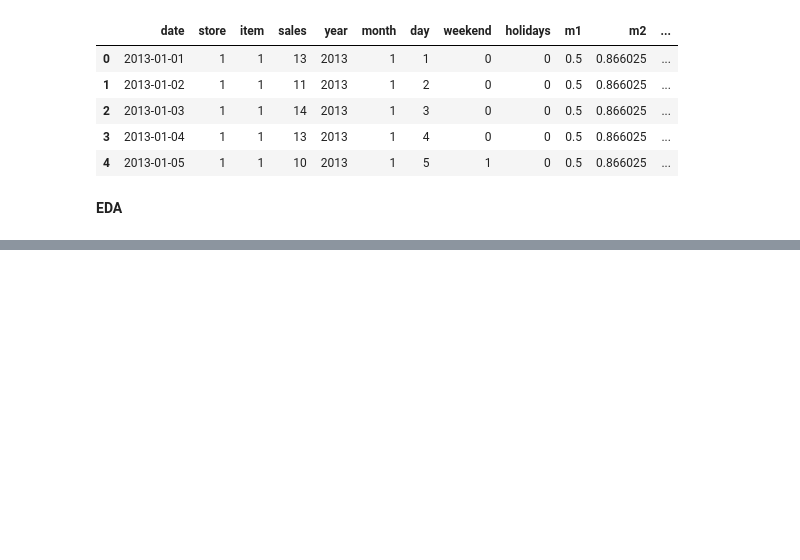
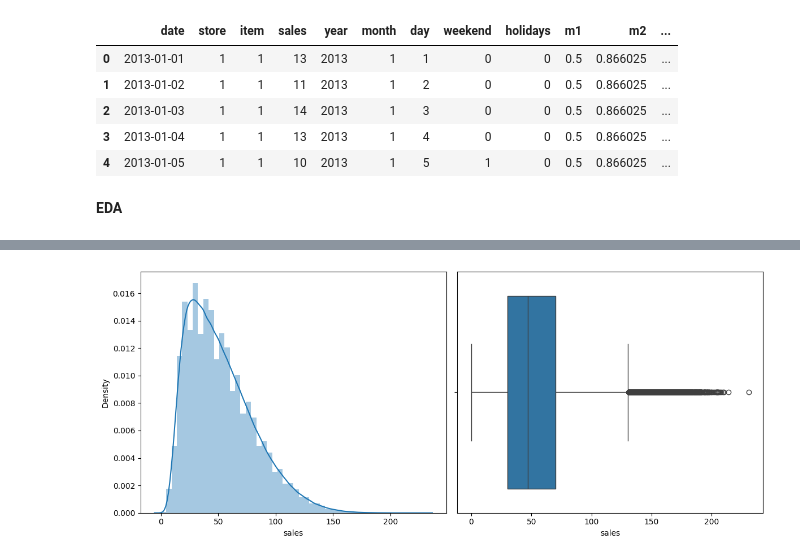
Before and after one commit to rizz045/Inventory-Demand-Forecasting-using-Machine-Learning, a Jupyter notebook: Inventory_Demand_Forecasting_using_Machine_Learning.ipynb, the cells around one changed output, grey strips where cells are left out. Saved outputs shown, nothing was run; the diff lists cells and outputs as text; code cells hidden in the pictures; blank space fills up the shorter version.

```diff
--- a/Inventory_Demand_Forecasting_using_Machine_Learning.ipynb
+++ b/Inventory_Demand_Forecasting_using_Machine_Learning.ipynb
@@ -155,0 +195,12 @@ df.drop('date', axis=1, inplace=True)
+# %%
+# Let's check the distribution of sales colum
+plt.figure(figsize=(12, 5))
+plt.subplot(1,2,1)
+sns.distplot(df['sales'])
+
+plt.subplot(1, 2, 2)
+sns.boxplot(x=df['sales'])
+plt.tight_layout()
+plt.show()
+# %% [output]
+[figure, added]
```
Also changed, not shown: parts of 13 cells of this notebook.
